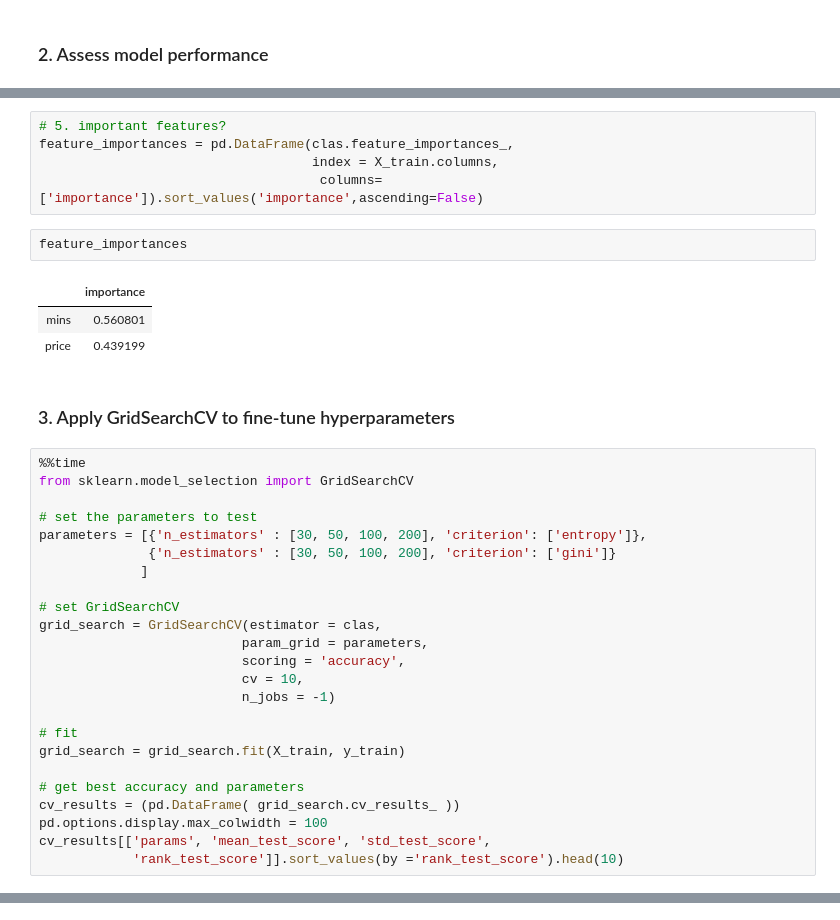
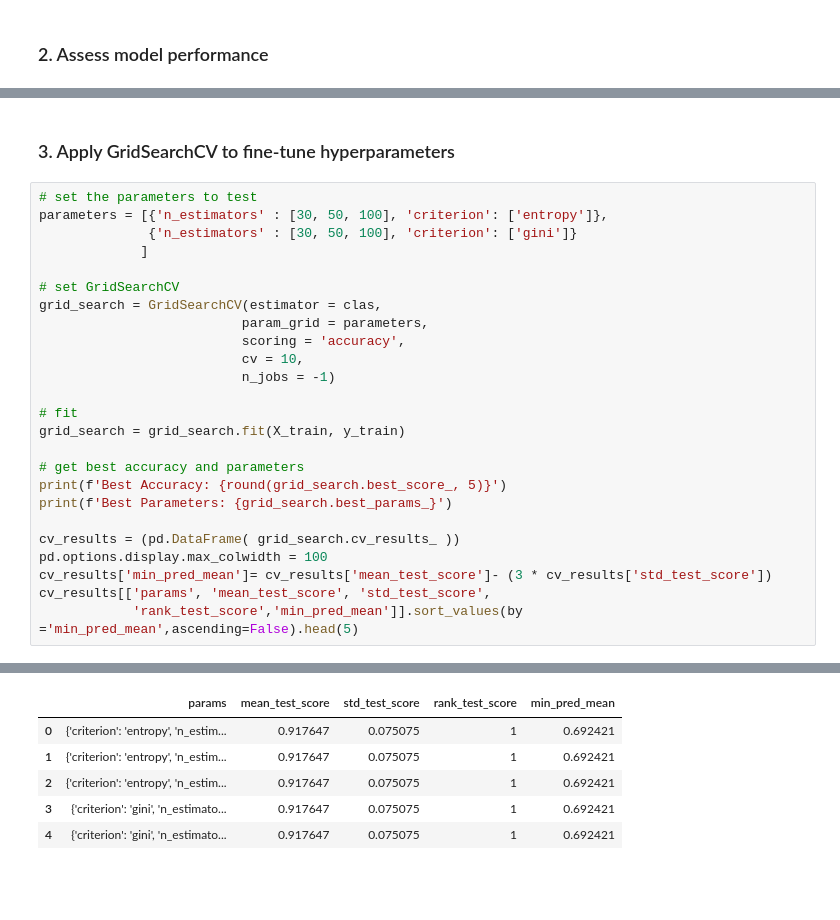
Before and after one commit to peter-seweiha/peter-seweiha.github.io, a Jupyter notebook: Templates/Template-modeling.ipynb, the cells around one changed output, grey strips where cells are left out. Saved outputs shown, nothing was run; the diff lists cells and outputs as text; blank space fills up the shorter version.

```diff
--- a/Templates/Template-modeling.ipynb
+++ b/Templates/Template-modeling.ipynb
@@ -112,23 +116,9 @@ Wall time: 1.22 s
-# %%
-# 5. important features?
-feature_importances = pd.DataFrame(clas.feature_importances_,
-                                   index = X_train.columns,
-                                    columns=['importance']).sort_values('importance',ascending=False)
-# %%
-feature_importances
-# %% [output]
-|  | importance |
-| mins | 0.560801 |
-| price | 0.439199 |
 # %% [markdown]
 ### 3. Apply GridSearchCV to fine-tune hyperparameters
 # %%
-%%time
-from sklearn.model_selection import GridSearchCV
-
 # set the parameters to test
-parameters = [{'n_estimators' : [30, 50, 100, 200], 'criterion': ['entropy']},
-              {'n_estimators' : [30, 50, 100, 200], 'criterion': ['gini']}
+parameters = [{'n_estimators' : [30, 50, 100], 'criterion': ['entropy']},
+              {'n_estimators' : [30, 50, 100], 'criterion': ['gini']}
              ]
 
 # set GridSearchCV
@@ -142,8 +132,12 @@ grid_search = GridSearchCV(estimator = clas,
 grid_search = grid_search.fit(X_train, y_train)
 
 # get best accuracy and parameters
+print(f'Best Accuracy: {round(grid_search.best_score_, 5)}')
+print(f'Best Parameters: {grid_search.best_params_}')
+
 cv_results = (pd.DataFrame( grid_search.cv_results_ ))
 pd.options.display.max_colwidth = 100
+cv_results['min_pred_mean']= cv_results['mean_test_score']- (3 * cv_results['std_test_score'])
 cv_results[['params', 'mean_test_score', 'std_test_score',
-            'rank_test_score']].sort_values(by ='rank_test_score').head(10)
+            'rank_test_score','min_pred_mean']].sort_values(by ='min_pred_mean',ascending=False).head(5)
 # %% [output]
@@ -152,0 +146,6 @@ Wall time: 5.29 s
+|  | params | mean_test_score | std_test_score | rank_test_score | min_pred_mean |
+| 0 | {'criterion': 'entropy', 'n_estim... | 0.917647 | 0.075075 | 1 | 0.692421 |
+| 1 | {'criterion': 'entropy', 'n_estim... | 0.917647 | 0.075075 | 1 | 0.692421 |
+| 2 | {'criterion': 'entropy', 'n_estim... | 0.917647 | 0.075075 | 1 | 0.692421 |
+| 3 | {'criterion': 'gini', 'n_estimato... | 0.917647 | 0.075075 | 1 | 0.692421 |
+| 4 | {'criterion': 'gini', 'n_estimato... | 0.917647 | 0.075075 | 1 | 0.692421 |
```
Also changed, not shown: parts of 14 cells of this notebook, 5 other files.
